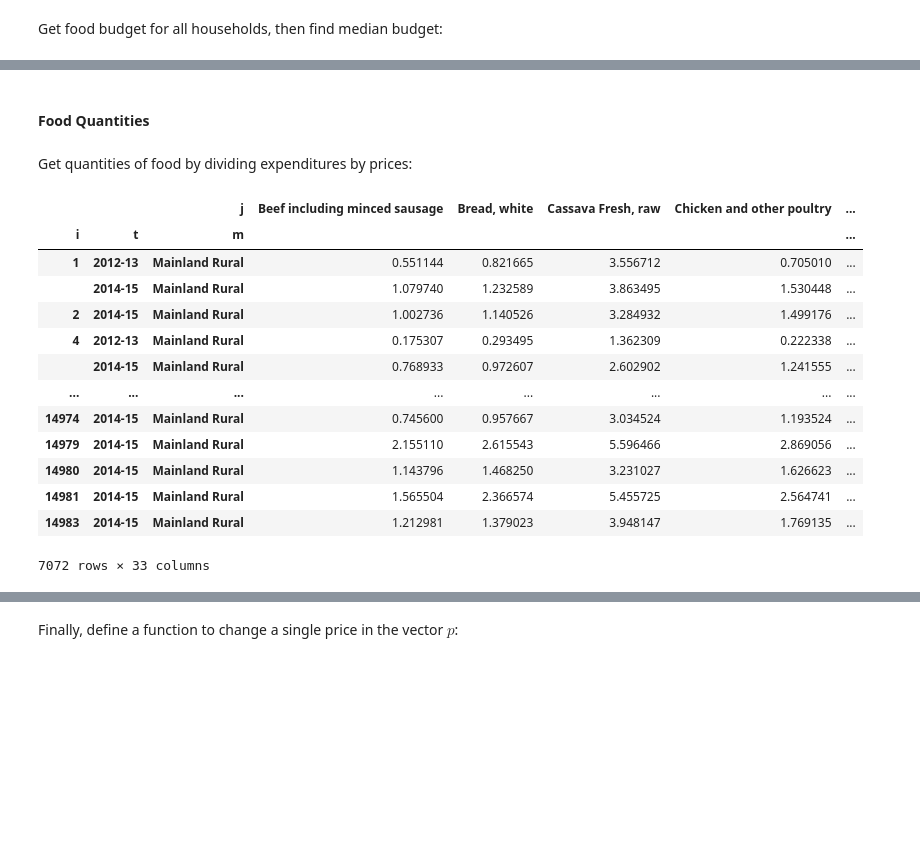
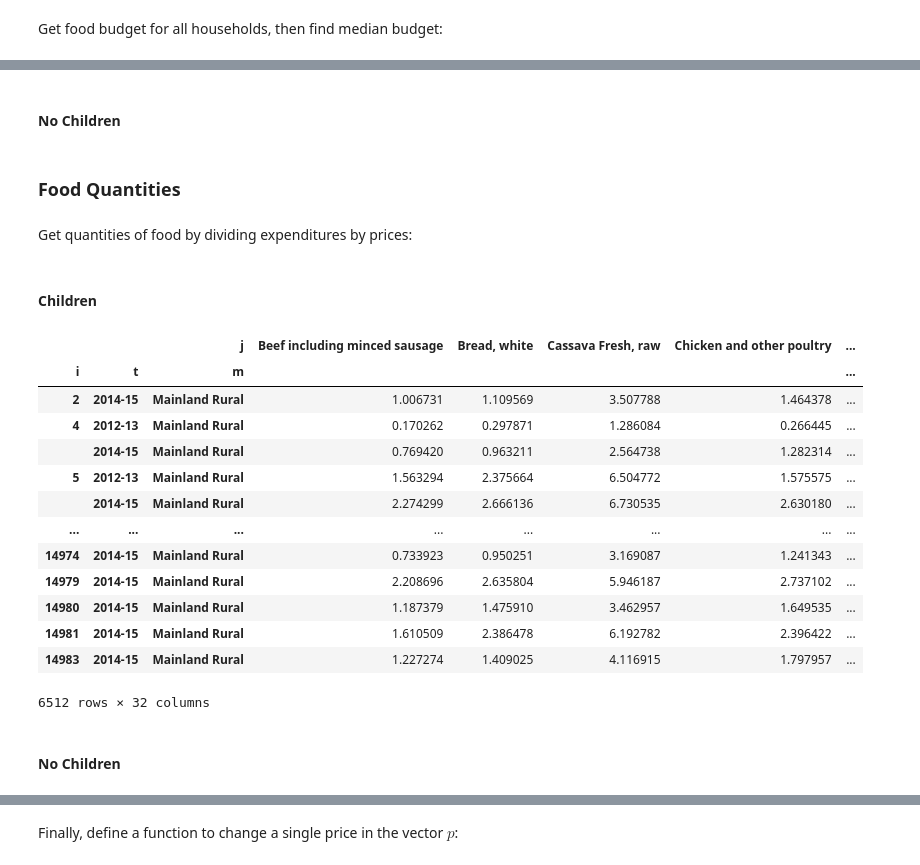
Before and after one commit to kehuang11/EEP153_Proj4_Holbrook, a Jupyter notebook: Proj4_Team_Holbrook_Working.ipynb, the cells around one changed output, grey strips where cells are left out. Cells and saved outputs as stored; diff of their text form; code cells hidden in the pictures; blank space fills up the shorter version.

```diff
--- a/Proj4_Team_Holbrook_Working.ipynb
+++ b/Proj4_Team_Holbrook_Working.ipynb
@@ -145 +129,4 @@ r
+# %%
+r_children = rgsn.read_pickle('Tanzania_results_children.pickle')
+r_nochildren = rgsn.read_pickle('Tanzania_results_nochildren.pickle')
 # %% [markdown]
@@ -149,6 +138,5 @@ Choose reference prices.  Here we&rsquo;ll choose a particular year, and average
 # %%
-# Reference prices chosen from a particular time; average across place.
 # These are prices per kilogram:
-pbar = p.xs('2010-11',level='t').mean()
+pbar_children = p.xs('2010-11',level='t').mean()
 
-pbar = pbar[r.beta.index] # Only use prices for goods we can estimate
+pbar_children = pbar_children[r_children.beta.index] # Only use prices for goods we can estimate
@@ -159,10 +155,12 @@ Get food budget for all households, then find median budget:
 # %%
 import numpy as np
 
-xhat = r.predicted_expenditures()
+xhat_children = r_children.predicted_expenditures()
 
 # Total food expenditures per household
-xbar = xhat.groupby(['i','t','m']).sum()
+xbar_children = xhat_children.groupby(['i','t','m']).sum()
 
 # Reference budget
-xref = xbar.quantile(0.5)  # Household at 0.5 quantile is median
+xref_children = xbar_children.quantile(0.5)  # Household at 0.5 quantile is median
+# %% [markdown]
+#### No Children
@@ -169,26 +175,30 @@ xref = xbar.quantile(0.5)  # Household at 0.5 quantile is median
 # %% [markdown]
-#### Food Quantities
+### Food Quantities
 # %% [markdown]
 Get quantities of food by dividing expenditures by prices:
+# %% [markdown]
+#### Children
 # %%
-qhat = (xhat.unstack('j')/pbar).dropna(how='all')
+qhat_children = (xhat_children.unstack('j')/pbar_children).dropna(how='all')
 
 # Drop missing columns
-qhat = qhat.loc[:,qhat.count()>0]
+qhat_children = qhat_children.loc[:,qhat_children.count()>0]
 
-qhat
+qhat_children
 # %% [output]
 |  |  | j | Beef including minced sausage | Bread, white | Cassava Fresh, raw | Chicken and other poultry | ... |
 | i | t | m |  |  |  |  | ... |
-| 1 | 2012-13 | Mainland Rural | 0.551144 | 0.821665 | 3.556712 | 0.705010 | ... |
-|  | 2014-15 | Mainland Rural | 1.079740 | 1.232589 | 3.863495 | 1.530448 | ... |
-| 2 | 2014-15 | Mainland Rural | 1.002736 | 1.140526 | 3.284932 | 1.499176 | ... |
-| 4 | 2012-13 | Mainland Rural | 0.175307 | 0.293495 | 1.362309 | 0.222338 | ... |
-|  | 2014-15 | Mainland Rural | 0.768933 | 0.972607 | 2.602902 | 1.241555 | ... |
+| 2 | 2014-15 | Mainland Rural | 1.006731 | 1.109569 | 3.507788 | 1.464378 | ... |
+| 4 | 2012-13 | Mainland Rural | 0.170262 | 0.297871 | 1.286084 | 0.266445 | ... |
+|  | 2014-15 | Mainland Rural | 0.769420 | 0.963211 | 2.564738 | 1.282314 | ... |
+| 5 | 2012-13 | Mainland Rural | 1.563294 | 2.375664 | 6.504772 | 1.575575 | ... |
+|  | 2014-15 | Mainland Rural | 2.274299 | 2.666136 | 6.730535 | 2.630180 | ... |
 | ... | ... | ... | ... | ... | ... | ... | ... |
-| 14974 | 2014-15 | Mainland Rural | 0.745600 | 0.957667 | 3.034524 | 1.193524 | ... |
-| 14979 | 2014-15 | Mainland Rural | 2.155110 | 2.615543 | 5.596466 | 2.869056 | ... |
-| 14980 | 2014-15 | Mainland Rural | 1.143796 | 1.468250 | 3.231027 | 1.626623 | ... |
-| 14981 | 2014-15 | Mainland Rural | 1.565504 | 2.366574 | 5.455725 | 2.564741 | ... |
-| 14983 | 2014-15 | Mainland Rural | 1.212981 | 1.379023 | 3.948147 | 1.769135 | ... |
+| 14974 | 2014-15 | Mainland Rural | 0.733923 | 0.950251 | 3.169087 | 1.241343 | ... |
+| 14979 | 2014-15 | Mainland Rural | 2.208696 | 2.635804 | 5.946187 | 2.737102 | ... |
+| 14980 | 2014-15 | Mainland Rural | 1.187379 | 1.475910 | 3.462957 | 1.649535 | ... |
+| 14981 | 2014-15 | Mainland Rural | 1.610509 | 2.386478 | 6.192782 | 2.396422 | ... |
+| 14983 | 2014-15 | Mainland Rural | 1.227274 | 1.409025 | 4.116915 | 1.797957 | ... |
-7072 rows × 33 columns
+6512 rows × 32 columns
+# %% [markdown]
+#### No Children
```
Also changed, not shown: parts of 103 cells of this notebook, 2 other files.
